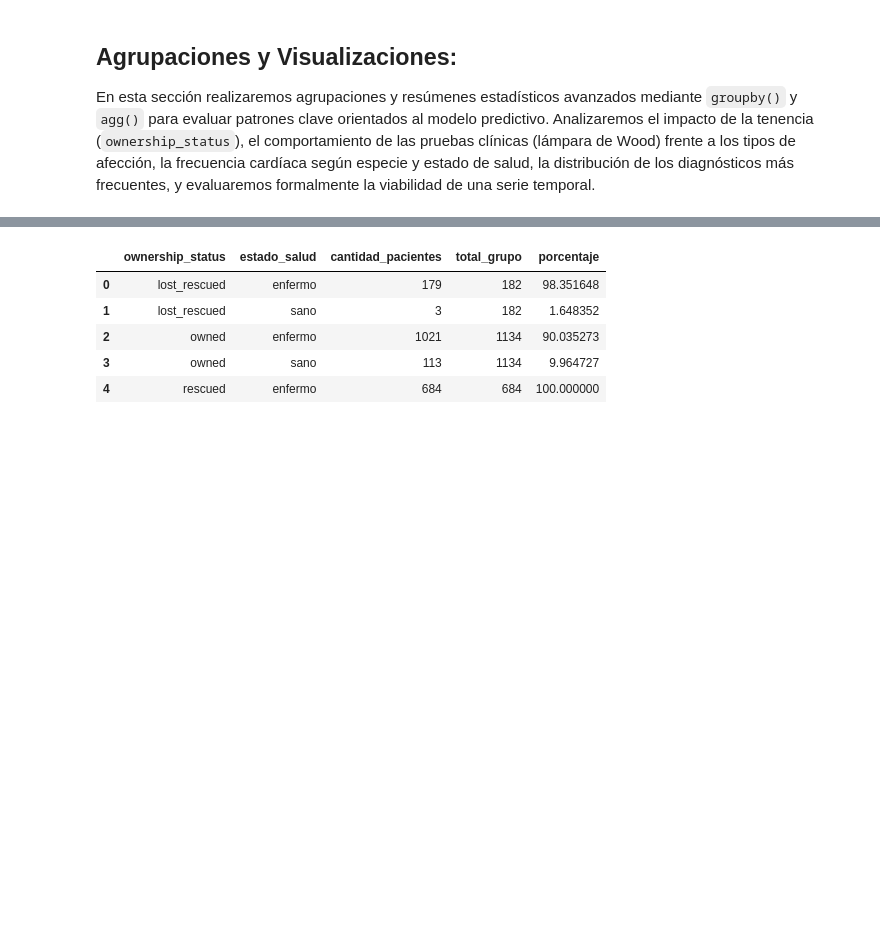
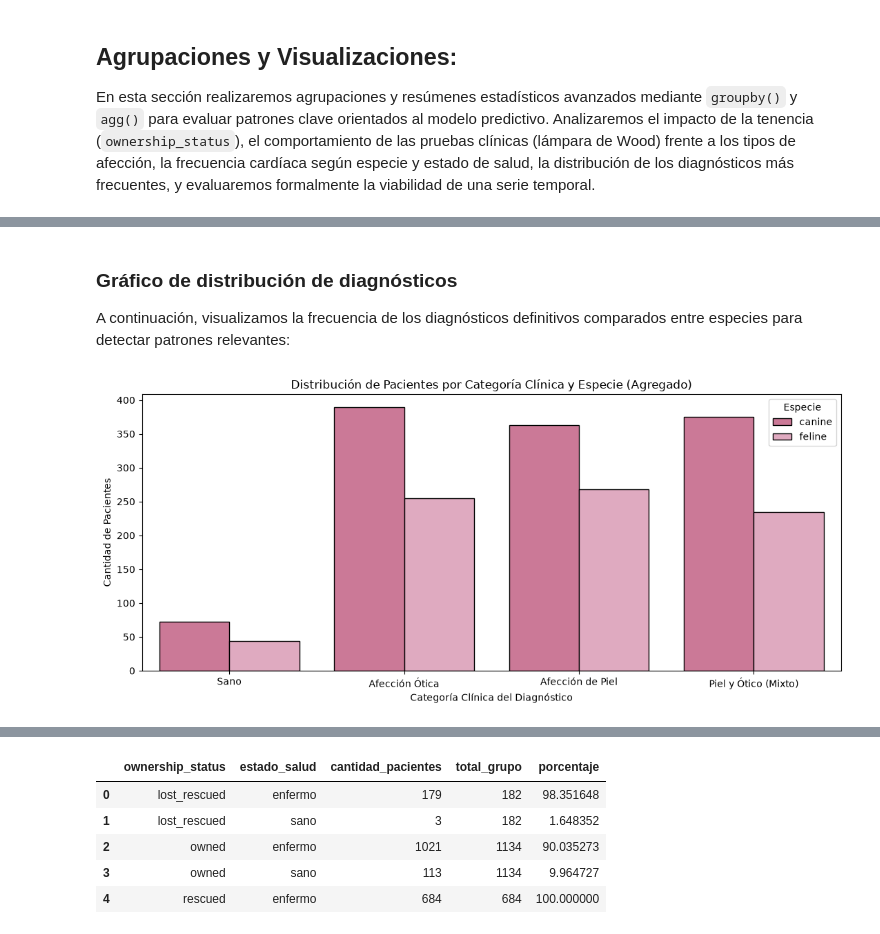
Before and after one commit to juanacebreiros2-ai/TP-PYTONH, a Jupyter notebook: pruebaDataset10.ipynb, the cells around one changed output, grey strips where cells are left out. Saved outputs shown, nothing was run; the diff lists cells and outputs as text; code cells hidden in the pictures; blank space fills up the shorter version.

```diff
--- a/pruebaDataset10.ipynb
+++ b/pruebaDataset10.ipynb
@@ -947,0 +971,27 @@ display(resumen_cruzado.sort_values(by='total_casos', ascending=False).head(10))
+# %% [markdown]
+### Gráfico de distribución de diagnósticos
+A continuación, visualizamos la frecuencia de los diagnósticos definitivos comparados entre especies para detectar patrones relevantes:
+# %%
+# 3. Barplot basado en la agregación para ver el cruce de variables útil
+plt.figure(figsize=(11, 5))
+sns.barplot(
+    data= df_agrupado,
+    x='categoria_diagnostico',
+    y='cantidad_pacientes',
+    hue='species',
+    order=['Sano', 'Afección Ótica', 'Afección de Piel', 'Piel y Ótico (Mixto)'],
+    palette={'canine': '#d96b93', 'feline': '#e8a1be'},
+    edgecolor='black',
+)
+
+plt.title(
+    'Distribución de Pacientes por Categoría Clínica y Especie (Agregado)',
+    fontsize=12,
+)
+plt.xlabel('Categoría Clínica del Diagnóstico', fontsize=10)
+plt.ylabel('Cantidad de Pacientes', fontsize=10)
+plt.legend(title='Especie')
+plt.tight_layout()
+plt.show()
+# %% [output]
+[figure, added]
```
Also changed, not shown: parts of 6 cells of this notebook.
